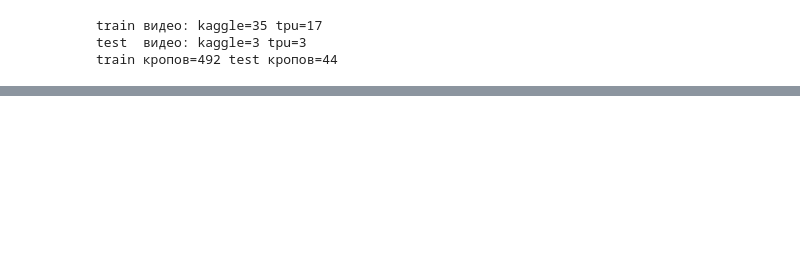
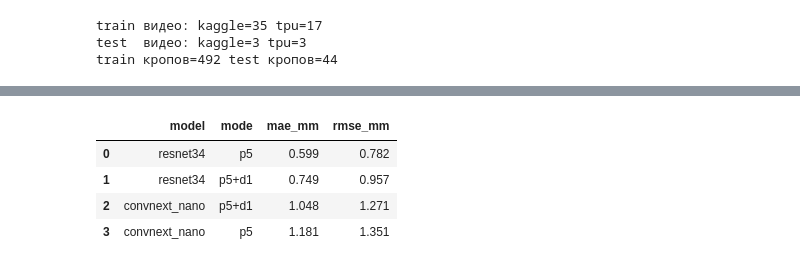
Before and after one commit to tomatoCoderq/thermal-control-ya-project, a Jupyter notebook: experiments/notebooks/regression_experiments.ipynb, the cells around one changed output, grey strips where cells are left out. Drawn from its saved outputs; the diff is of its cells as text; code cells hidden in the pictures; blank space fills up the shorter version.

```diff
--- a/experiments/notebooks/regression_experiments.ipynb
+++ b/experiments/notebooks/regression_experiments.ipynb
@@ -274,12 +257,0 @@ RandomRotate90`) применяется **на лету** к базовому `4
-# %%
-cmp_aug = {}
-for flag in [False, True]:
-    CFG.regression.augment = flag
-    res = M.run(train_idx, test_idx, mode=MODE, tag=f"aug_{int(flag)}", device=device)
-    cmp_aug["aug" if flag else "no_aug"] = res
-CFG.regression.augment = False   # вернуть дефолт
-
-import pandas as pd
-rows = [{"aug": k, "domain": d, **{m:round(v,3) for m,v in md.items()}}
-        for k, res in cmp_aug.items() for d, md in res["metrics"].by_domain().items()]
-pd.DataFrame(rows).set_index(["aug","domain"])[["mae_mm","rmse_mm","r2"]]
@@ -381,10 +313,11 @@ grid_df = pd.DataFrame(grid_rows)
-# %%
-# сводка: по конфигу и домену (ключевые метрики)
-tbl = (grid_df.set_index(["model","mode","epochs","domain"])
-              [["mae_mm","rmse_mm","r2"]])
-tbl
 # %%
 # лучшие по tpu MAE (основная метрика на непокрытом диапазоне)
 (grid_df[grid_df.domain=="tpu"]
-   .sort_values("mae_mm")[["model","mode","epochs","mae_mm","rmse_mm"]]
-   .reset_index(drop=True))
+   .sort_values("mae_mm")[["model","mode","mae_mm","rmse_mm"]]
+   .reset_index(drop=True).round(3))
+# %% [output]
+|  | model | mode | mae_mm | rmse_mm |
+| 0 | resnet34 | p5 | 0.599 | 0.782 |
+| 1 | resnet34 | p5+d1 | 0.749 | 0.957 |
+| 2 | convnext_nano | p5+d1 | 1.048 | 1.271 |
+| 3 | convnext_nano | p5 | 1.181 | 1.351 |
```
Also changed, not shown: parts of 29 cells of this notebook, 16 other files.
